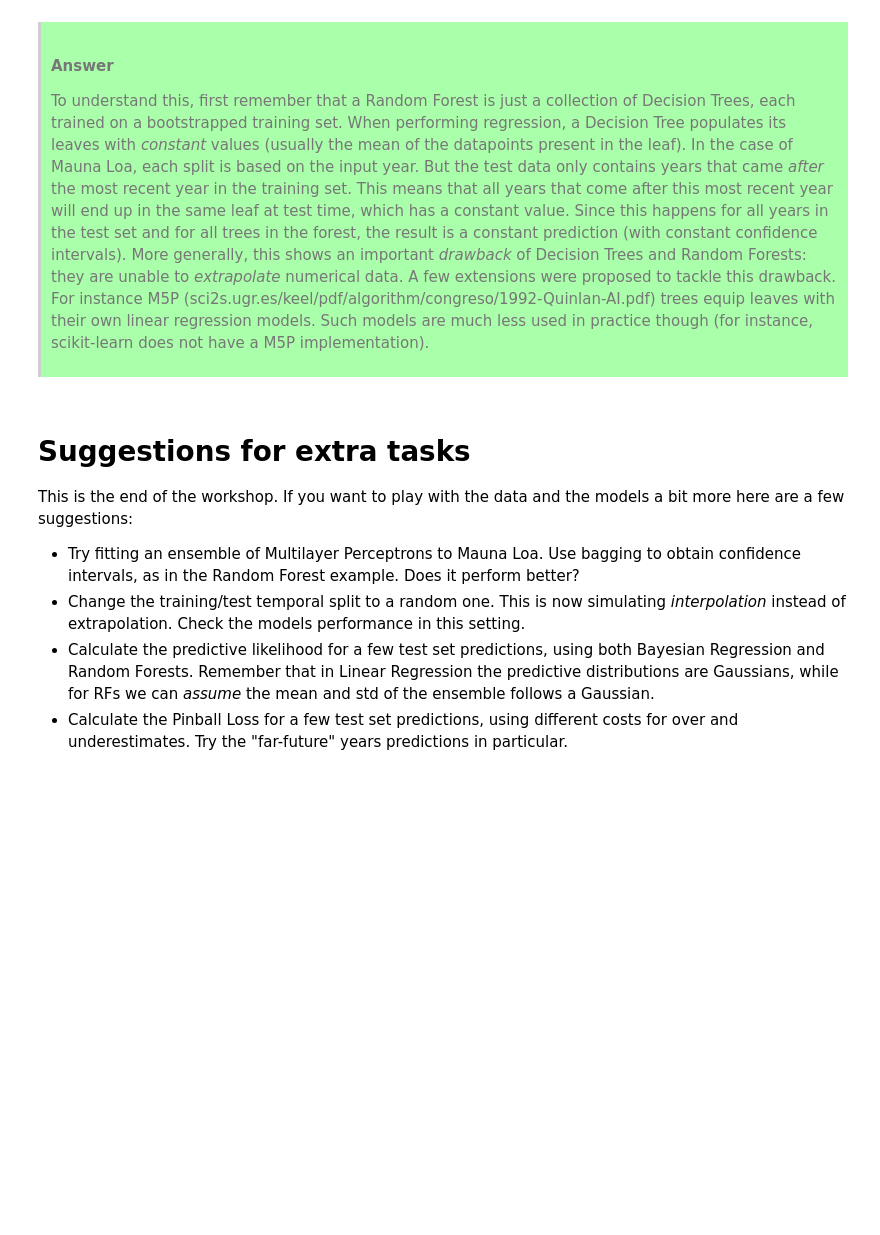
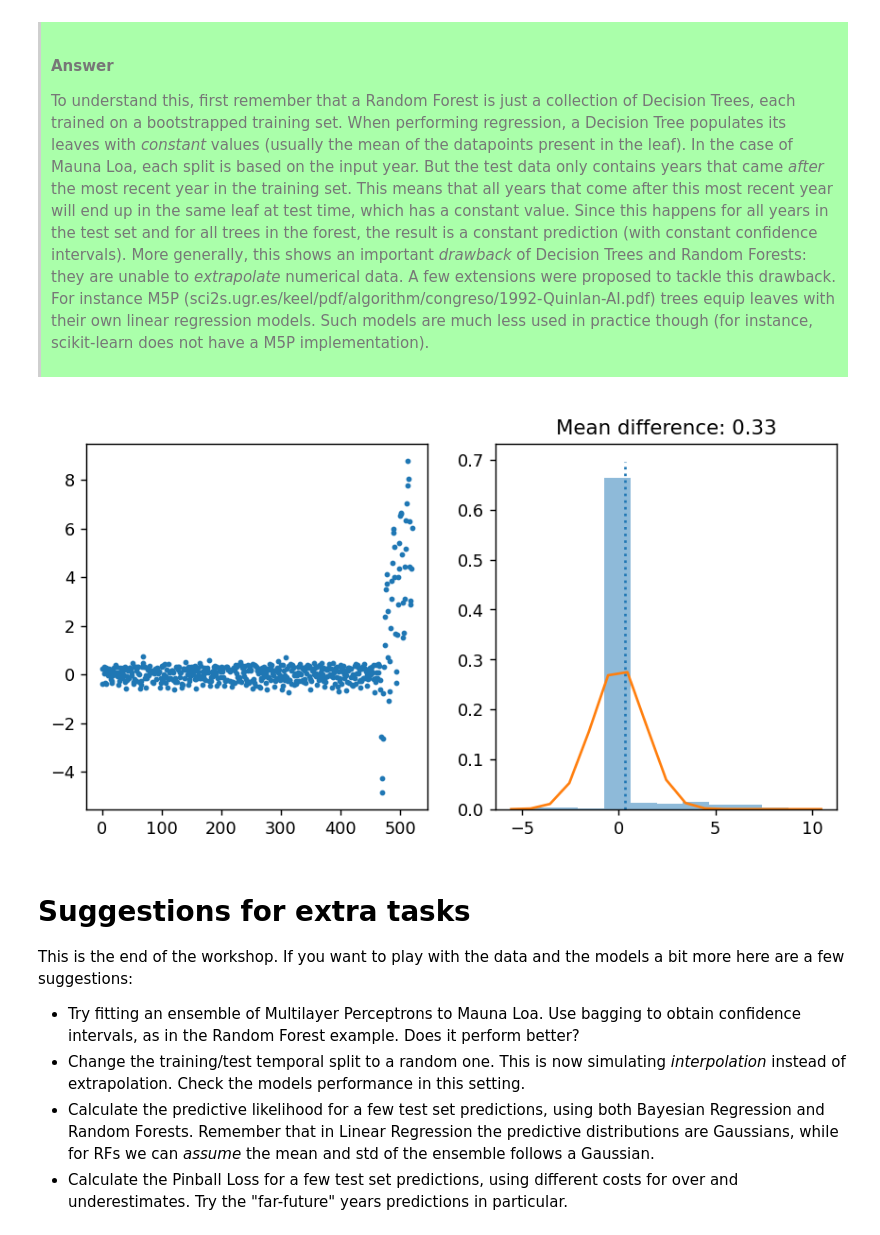
Before and after one commit to edmundlth/BUSA90501_ML_2021, a Jupyter notebook: week5/w5-answers.ipynb, the cells around one changed output. Saved outputs shown, nothing was run; the diff lists cells and outputs as text; code cells hidden in the pictures; folded sections open; blank space fills up the shorter version.

```diff
--- a/week5/w5-answers.ipynb
+++ b/week5/w5-answers.ipynb
@@ -420,6 +460,10 @@ To understand this, first remember that a Random Forest is just a collection of
     More generally, this shows an important *drawback* of Decision Trees and Random Forests: they are unable to *extrapolate* numerical data. A few extensions were proposed to tackle this drawback. For instance M5P (sci2s.ugr.es/keel/pdf/algorithm/congreso/1992-Quinlan-AI.pdf) trees equip leaves with their own linear regression models. Such models are much less used in practice though (for instance, scikit-learn does not have a M5P implementation).
 </blockquote>
 </details>
+# %%
+plot_residue(means, np.concatenate((y_train, y_test)));
+# %% [output]
+[figure, added]
 # %% [markdown]
 # Suggestions for extra tasks
 
```
Also changed, not shown: parts of 8 cells of this notebook.
